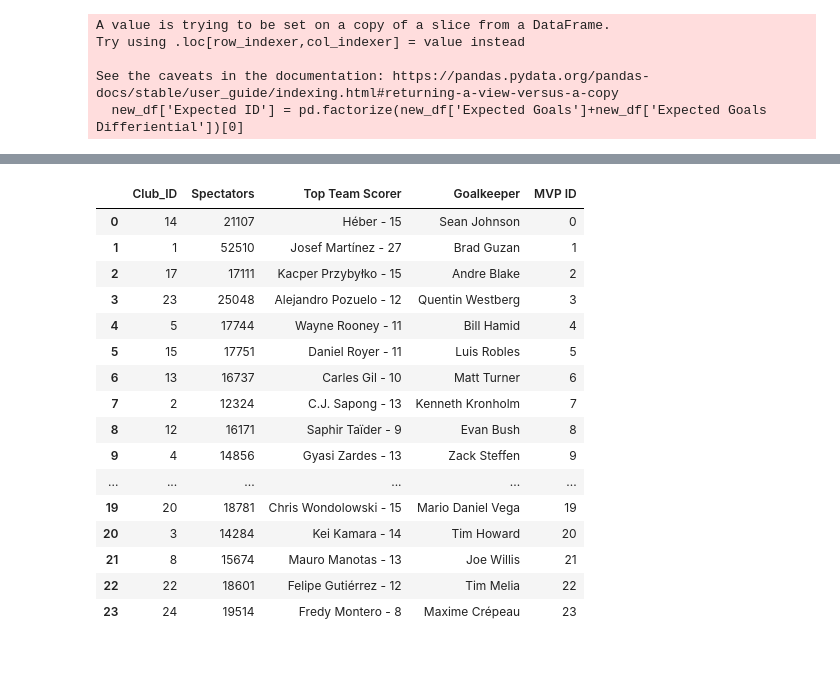
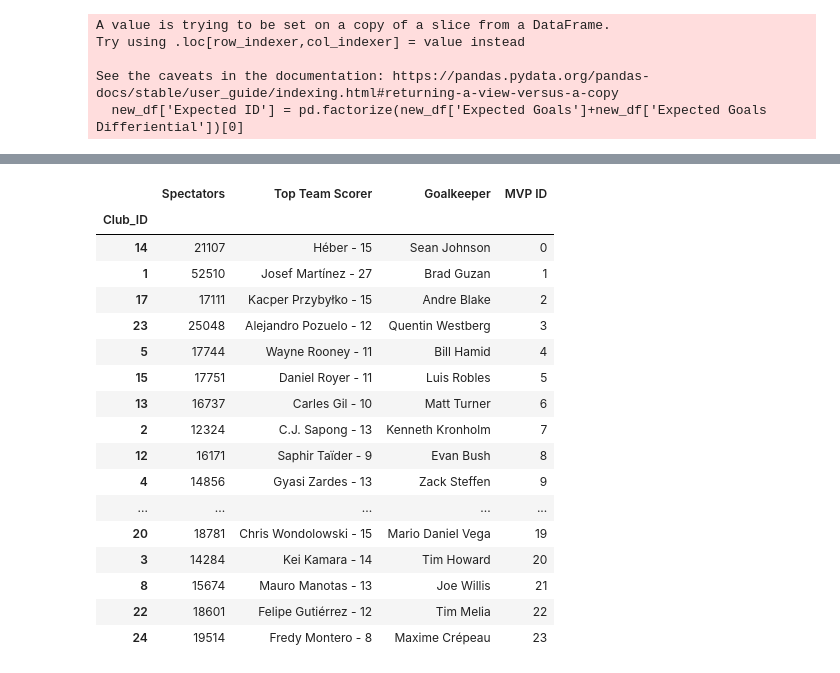
Before and after one commit to dgustave/ETL-Challenge, a Jupyter notebook: notebooks/mls_data.ipynb, the cells around one changed output, grey strips where cells are left out. Cells and saved outputs as stored; diff of their text form; code cells hidden in the pictures.

```diff
--- a/notebooks/mls_data.ipynb
+++ b/notebooks/mls_data.ipynb
@@ -340,23 +342,24 @@ See the caveats in the documentation: https://pandas.pydata.org/pandas-docs/stab
 # %%
-mvp_df.reset_index()
+mvp_df #.reset_index()
 # %% [output]
-|  | Club_ID | Spectators | Top Team Scorer | Goalkeeper | MVP ID |
-| 0 | 14 | 21107 | Héber - 15 | Sean Johnson | 0 |
-| 1 | 1 | 52510 | Josef Martínez - 27 | Brad Guzan | 1 |
-| 2 | 17 | 17111 | Kacper Przybyłko - 15 | Andre Blake | 2 |
-| 3 | 23 | 25048 | Alejandro Pozuelo - 12 | Quentin Westberg | 3 |
-| 4 | 5 | 17744 | Wayne Rooney - 11 | Bill Hamid | 4 |
-| 5 | 15 | 17751 | Daniel Royer - 11 | Luis Robles | 5 |
-| 6 | 13 | 16737 | Carles Gil - 10 | Matt Turner | 6 |
-| 7 | 2 | 12324 | C.J. Sapong - 13 | Kenneth Kronholm | 7 |
-| 8 | 12 | 16171 | Saphir Taïder - 9 | Evan Bush | 8 |
-| 9 | 4 | 14856 | Gyasi Zardes - 13 | Zack Steffen | 9 |
-| ... | ... | ... | ... | ... | ... |
-| 19 | 20 | 18781 | Chris Wondolowski - 15 | Mario Daniel Vega | 19 |
-| 20 | 3 | 14284 | Kei Kamara - 14 | Tim Howard | 20 |
-| 21 | 8 | 15674 | Mauro Manotas - 13 | Joe Willis | 21 |
-| 22 | 22 | 18601 | Felipe Gutiérrez - 12 | Tim Melia | 22 |
-| 23 | 24 | 19514 | Fredy Montero - 8 | Maxime Crépeau | 23 |
+|  | Spectators | Top Team Scorer | Goalkeeper | MVP ID |
+| Club_ID |  |  |  |  |
+| 14 | 21107 | Héber - 15 | Sean Johnson | 0 |
+| 1 | 52510 | Josef Martínez - 27 | Brad Guzan | 1 |
+| 17 | 17111 | Kacper Przybyłko - 15 | Andre Blake | 2 |
+| 23 | 25048 | Alejandro Pozuelo - 12 | Quentin Westberg | 3 |
+| 5 | 17744 | Wayne Rooney - 11 | Bill Hamid | 4 |
+| 15 | 17751 | Daniel Royer - 11 | Luis Robles | 5 |
+| 13 | 16737 | Carles Gil - 10 | Matt Turner | 6 |
+| 2 | 12324 | C.J. Sapong - 13 | Kenneth Kronholm | 7 |
+| 12 | 16171 | Saphir Taïder - 9 | Evan Bush | 8 |
+| 4 | 14856 | Gyasi Zardes - 13 | Zack Steffen | 9 |
+| ... | ... | ... | ... | ... |
+| 20 | 18781 | Chris Wondolowski - 15 | Mario Daniel Vega | 19 |
+| 3 | 14284 | Kei Kamara - 14 | Tim Howard | 20 |
+| 8 | 15674 | Mauro Manotas - 13 | Joe Willis | 21 |
+| 22 | 18601 | Felipe Gutiérrez - 12 | Tim Melia | 22 |
+| 24 | 19514 | Fredy Montero - 8 | Maxime Crépeau | 23 |
 # %%
 # abb_url = 'https://help.vidswap.com/hc/en-us/articles/207646186-Abbreviations-In-Soccer-Stat-Sheets'
 # %%
```
Also changed, not shown: parts of 3 cells of this notebook, 3 other files.
